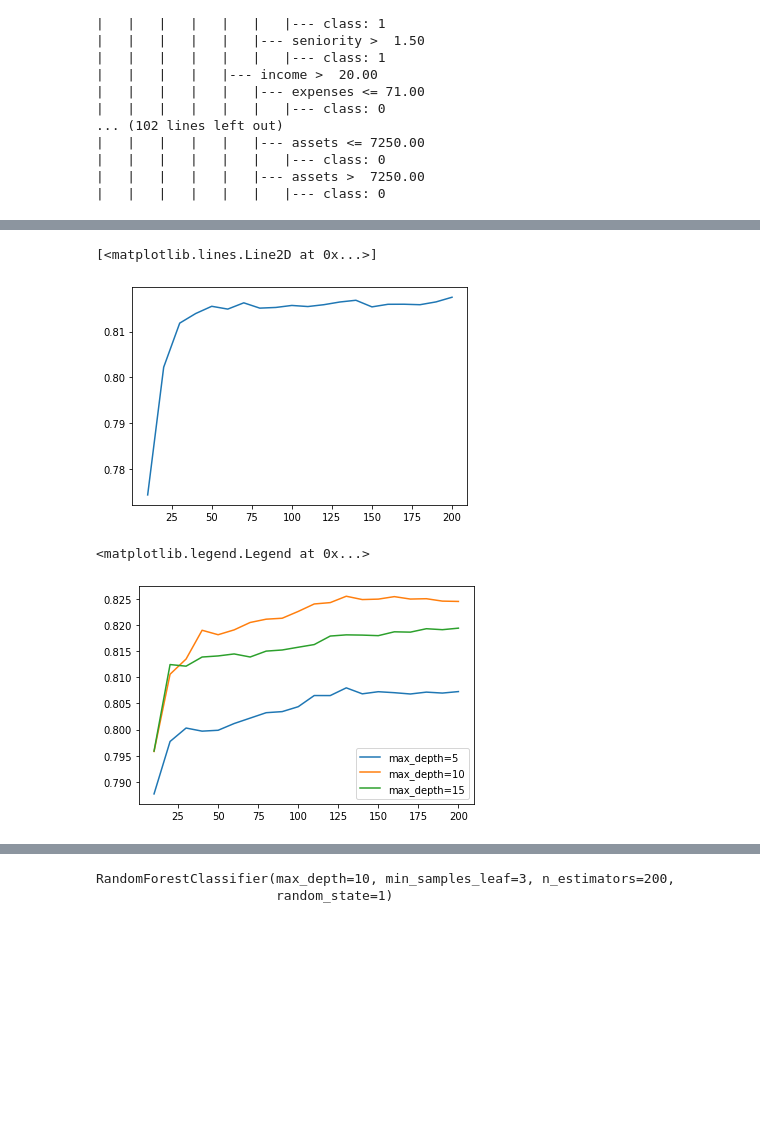
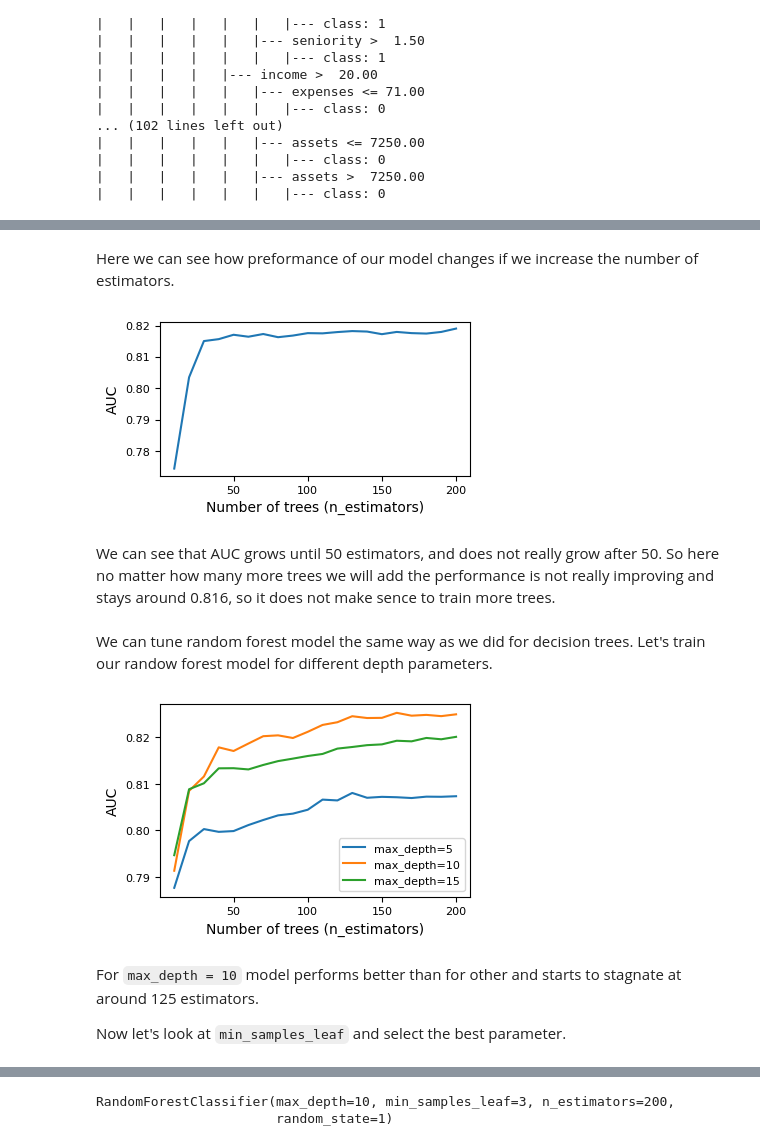
Before and after one commit to ekhlebus/ml-zoomcamp, a Jupyter notebook: 06-trees/notebook.ipynb, the cells around one changed output, grey strips where cells are left out. Saved outputs shown, nothing was run; the diff lists cells and outputs as text; code cells hidden in the pictures; blank space fills up the shorter version.

Commit message:
Random forest notebook updated

````diff
--- a/06-trees/notebook.ipynb
+++ b/06-trees/notebook.ipynb
@@ -893,3 +895,7 @@ print(export_text(dt, feature_names=list(dv.get_feature_names_out())))
 * Tuning random forest
 # %%
 from sklearn.ensemble import RandomForestClassifier
+# %%
+# Now we will use default parameters and 10 decision trees to train Random Forest
+rf = RandomForestClassifier(n_estimators=10)
+rf.fit(X_train, y_train)
@@ -895,0 +904,3 @@ from sklearn.ensemble import RandomForestClassifier
+# %%
+y_pred = rf.predict_proba(X_val)[:, 1]
+y_pred[0:6]
@@ -909,8 +959,20 @@ df_scores = pd.DataFrame(scores, columns=['n_estimators', 'auc'])
+# %% [markdown]
+Here we can see how preformance of our model changes if we increase the number of estimators.
 # %%
+plt.figure(figsize=(4, 2))  # width, height in inches
 plt.plot(df_scores.n_estimators, df_scores.auc)
+plt.xlabel("Number of trees (n_estimators)", fontsize=10)
+plt.ylabel("AUC", fontsize=10)
+plt.xticks(fontsize=8)
+plt.yticks(fontsize=8)
+plt.show()
 # %% [output]
-[<matplotlib.lines.Line2D at 0x...>]
-[figure, old version]
+[figure, new version]
+# %% [markdown]
+We can see that AUC grows until 50 estimators, and does not really grow after 50. So here no matter how many more trees we will add the performance is not really improving and stays around 0.816, so it does not make sence to train more trees.
+# %% [markdown]
+We can tune random forest model the same way as we did for decision trees.
+Let's train our randow forest model for different depth parameters.
 # %%
 scores = []
 
@@ -929,16 +991,29 @@ for d in [5, 10, 15]:
 columns = ['max_depth', 'n_estimators', 'auc']
 df_scores = pd.DataFrame(scores, columns=columns)
 # %%
+# Let's plot the results
+plt.figure(figsize=(4, 2.5))  # create figure ONCE
+
+# Plot inside the loop
 for d in [5, 10, 15]:
     df_subset = df_scores[df_scores.max_depth == d]
 
     plt.plot(df_subset.n_estimators, df_subset.auc,
              label='max_depth=%d' % d)
 
-plt.legend()
+plt.xlabel("Number of trees (n_estimators)", fontsize=10)
+plt.ylabel("AUC", fontsize=10)
+plt.xticks(fontsize=8)
+plt.yticks(fontsize=8)
+plt.legend(fontsize=8)
+
+plt.show()
 # %% [output]
-<matplotlib.legend.Legend at 0x...>
-[figure, old version]
+[figure, new version]
+# %% [markdown]
+For ```max_depth = 10``` model performs better than for other and starts to stagnate at around 125 estimators.
+
+Now let's look at ```min_samples_leaf``` and select the best parameter.
 # %%
 max_depth = 10
 # %%
````
Also changed, not shown: parts of 14 cells of this notebook.
